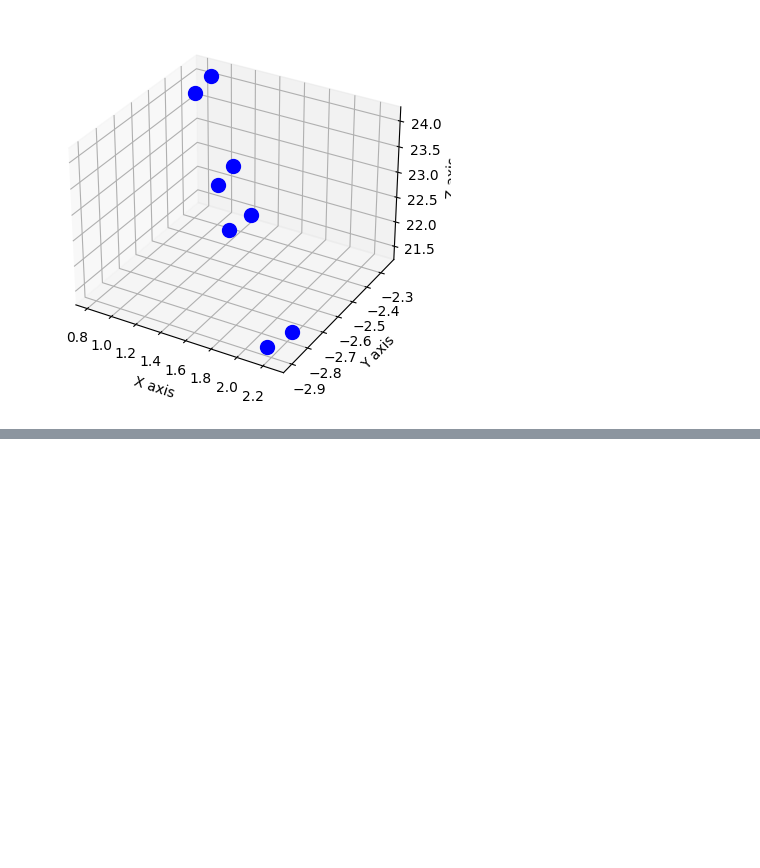
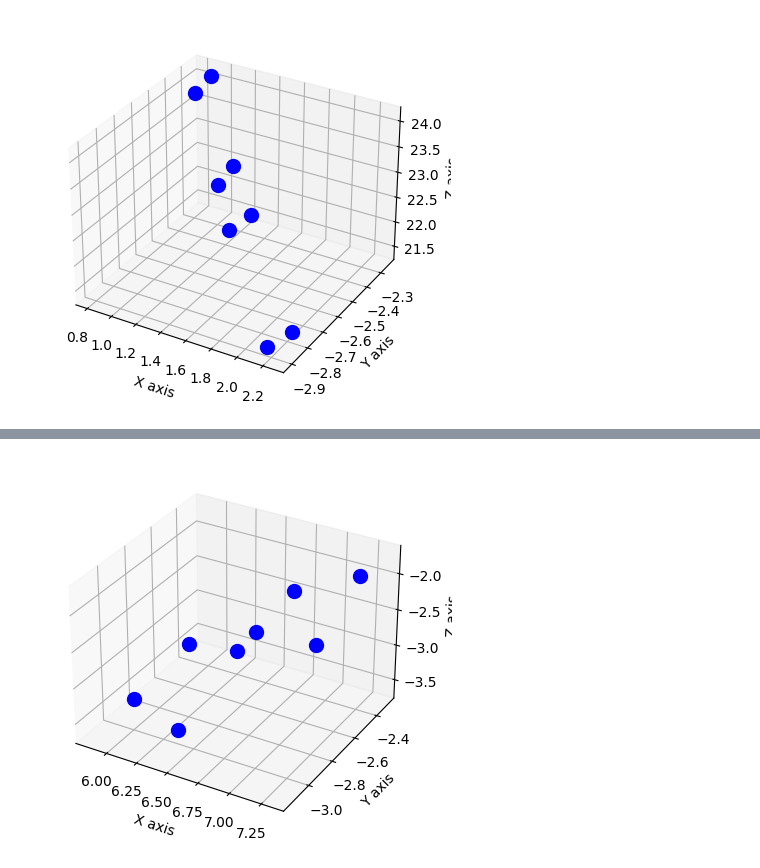
Before and after one commit to StevenHolmberg/CSE5683, a Jupyter notebook: Assignment_4.ipynb, the cells around one changed output, grey strips where cells are left out. Cells and saved outputs as stored; diff of their text form; code cells hidden in the pictures; blank space fills up the shorter version.

```diff
--- a/Assignment_4.ipynb
+++ b/Assignment_4.ipynb
@@ -280,8 +280,8 @@ for j in range(len(pixel_x_1)):
         Omega[2, 2] * x_prime_j[1] - Omega[0, 2]
     ], float)
 
-    b1 = -tau[2] * x_prime_j[0] + tau[0]
-    b2 = -tau[2] * x_prime_j[1] + tau[1]
+    b1 = tau[0] - tau[2] * x_prime_j[0]
+    b2 = tau[1] - tau[2] * x_prime_j[1]
 
     # print("Tau", tau)
     # print(A, b)
@@ -289,7 +289,10 @@ for j in range(len(pixel_x_1)):
     A[2*i+1,:] = a2
     b[2*i,:] = b1
     b[2*i+1,:] = b2
-  # print(A, b)
+
+    # print(A, b)
+    # time.sleep(5)
+
 
   # Now solve the least-squares problem
   w = np.linalg.pinv(A.T @ A) @ (A.T @ b)
@@ -326,0 +496,73 @@ plt.show()
+# %%
+import numpy as np
+import matplotlib.pyplot as plt
+
+# Assuming Lambda, Omega, tau, pixel_xs, and pixel_ys are already defined
+
+# Create a 3D plot
+fig = plt.figure()
+ax = fig.add_subplot(111, projection='3d')
+
+# Store the intrinsic and extrinsic parameters for each view
+lambda_list = [Lambda_1, Lambda_2, Lambda_3]
+omega_list = [Omega_1, Omega_2, Omega_3]
+tau_list = [tau_1, tau_2, tau_3]
+
+# Combine pixel coordinates from all views
+pixel_xs = np.vstack([pixel_x_1, pixel_x_2, pixel_x_3])
+pixel_ys = np.vstack([pixel_y_1, pixel_y_2, pixel_y_3])
+
+# Loop over each point's index across different views
+for j in range(len(pixel_x_1)):
+    A = np.zeros([len(omega_list)*2, 3])  # Matrix for least-squares
+    b = np.zeros([len(omega_list)*2, 1])  # Vector for least-squares
+
+    # Loop over each view
+    for i in range(len(omega_list)):
+        pixel_x = pixel_xs[i, j]  # Get the x-coordinate from the current view
+        pixel_y = pixel_ys[i, j]  # Get the y-coordinate from the current view
+        Lambda = lambda_list[i]    # Get the intrinsic matrix for the current view
+        Omega = omega_list[i]      # Get the rotation matrix for the current view
+        tau = tau_list[i]          # Get the translation vector for the current view
+
+        # Normalize pixel coordinates
+        x_prime_j = np.linalg.inv(Lambda) @ np.array([[pixel_x], [pixel_y], [1]]).flatten()
+
+        # Create the equations for triangulation
+        a1 = np.array([
+            Omega[2, 0] * x_prime_j[0] - Omega[0, 0],
+            Omega[2, 1] * x_prime_j[0] - Omega[0, 1],
+            Omega[2, 2] * x_prime_j[0] - Omega[0, 2]
+        ], float)
+
+        a2 = np.array([
+            Omega[2, 0] * x_prime_j[1] - Omega[1, 0],
+            Omega[2, 1] * x_prime_j[1] - Omega[1, 1],
+            Omega[2, 2] * x_prime_j[1] - Omega[1, 2]
+        ], float)
+
+        # Compute the right-hand side for the triangulation equations
+        b1 = tau[0] - tau[2] * x_prime_j[0]
+        b2 = tau[1] - tau[2] * x_prime_j[1]
+
+        # Fill matrices A and b
+        A[2*i, :] = a1
+        A[2*i + 1, :] = a2
+        b[2*i, :] = b1
+        b[2*i + 1, :] = b2
+
+    # Solve the least-squares problem to find the 3D point
+    w = np.linalg.pinv(A.T @ A) @ (A.T @ b)
+
+    # Plot the reconstructed 3D point
+    ax.scatter(w[0], w[1], w[2], color='b', s=100)  # 'b' for blue color, 's' for size
+    print(f"Reconstructed point {j + 1}: {w.flatten()}")  # Print the reconstructed point
+
+# Set labels for the axes
+ax.set_xlabel('X axis')
+ax.set_ylabel('Y axis')
+ax.set_zlabel('Z axis')
+
+# Show the plot
+plt.show()
+# %% [output]
@@ -326,0 +577 @@ plt.show()
+[figure, added]
```
Also changed, not shown: parts of 3 cells of this notebook.
